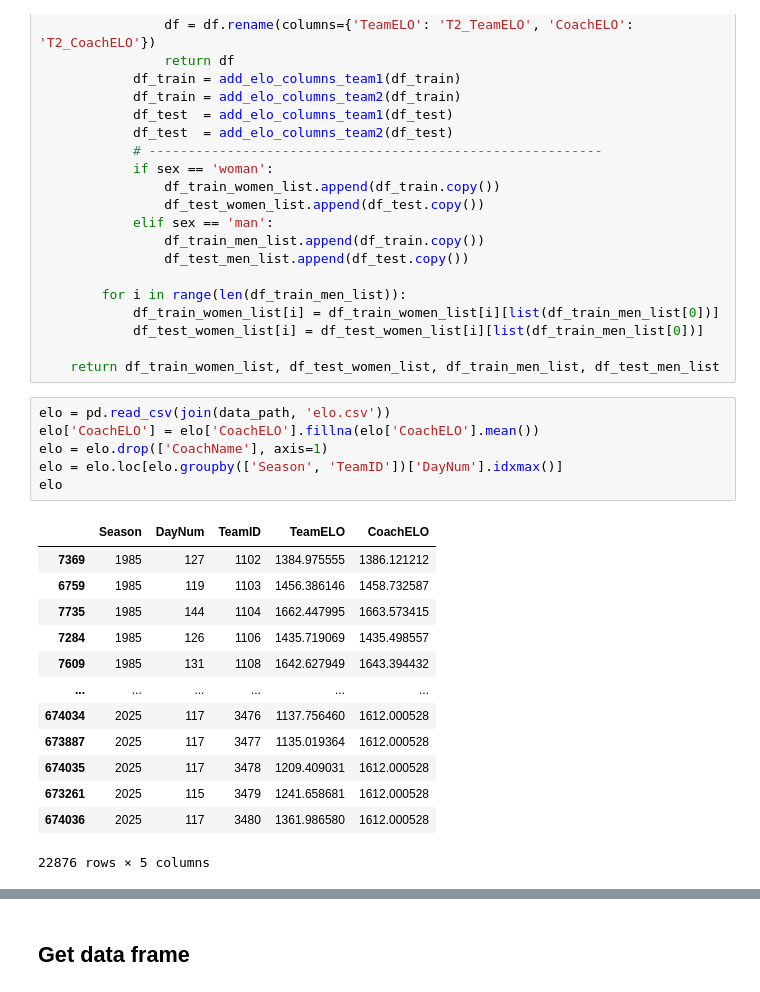
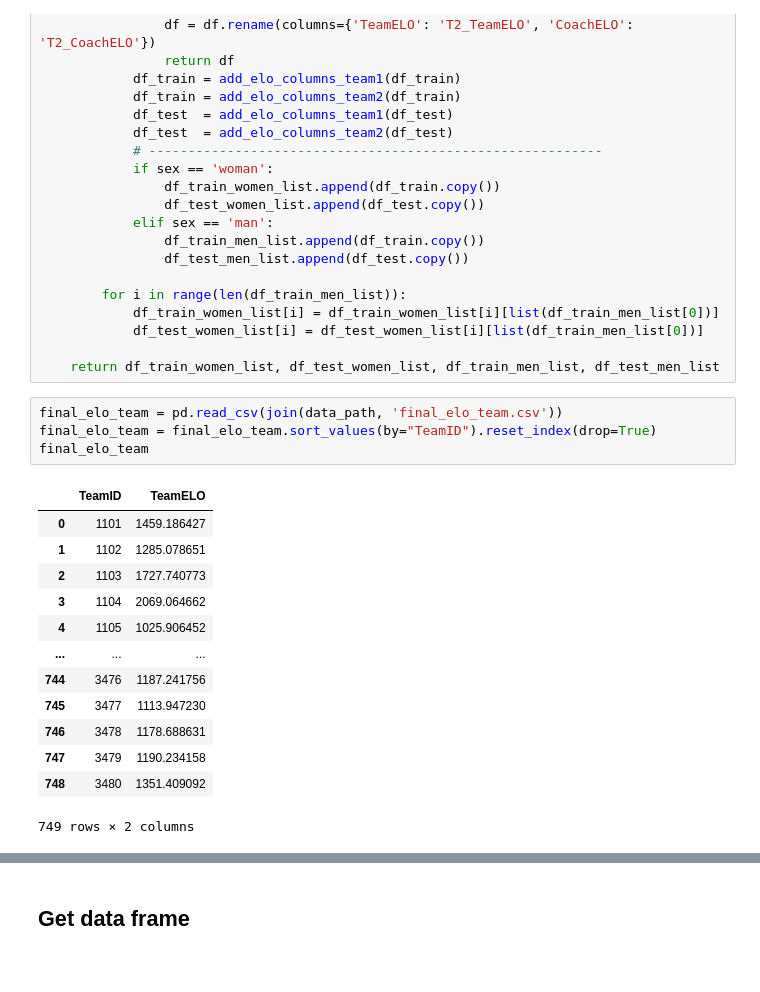
Before and after one commit to fantasy2fry/march-ml-madness-2025, a Jupyter notebook: src/sebislaw/DataFrame/DataFrame.ipynb, the cells around one changed output, grey strips where cells are left out. Cells and saved outputs as stored; diff of their text form.

```diff
--- a/src/sebislaw/DataFrame/DataFrame.ipynb
+++ b/src/sebislaw/DataFrame/DataFrame.ipynb
@@ -570,23 +570,21 @@ def brier_for_all_years(year_range, season_years_list):
             df_test_women_list[i] = df_test_women_list[i][list(df_train_men_list[0])]
 
     return df_train_women_list, df_test_women_list, df_train_men_list, df_test_men_list
-# %%
-elo = pd.read_csv(join(data_path, 'elo.csv'))
-elo['CoachELO'] = elo['CoachELO'].fillna(elo['CoachELO'].mean())
-elo = elo.drop(['CoachName'], axis=1)
-elo = elo.loc[elo.groupby(['Season', 'TeamID'])['DayNum'].idxmax()]
-elo
-# %% [output]
-|  | Season | DayNum | TeamID | TeamELO | CoachELO |
-| 7369 | 1985 | 127 | 1102 | 1384.975555 | 1386.121212 |
-| 6759 | 1985 | 119 | 1103 | 1456.386146 | 1458.732587 |
-| 7735 | 1985 | 144 | 1104 | 1662.447995 | 1663.573415 |
-| 7284 | 1985 | 126 | 1106 | 1435.719069 | 1435.498557 |
-| 7609 | 1985 | 131 | 1108 | 1642.627949 | 1643.394432 |
-| ... | ... | ... | ... | ... | ... |
-| 674034 | 2025 | 117 | 3476 | 1137.756460 | 1612.000528 |
-| 673887 | 2025 | 117 | 3477 | 1135.019364 | 1612.000528 |
-| 674035 | 2025 | 117 | 3478 | 1209.409031 | 1612.000528 |
-| 673261 | 2025 | 115 | 3479 | 1241.658681 | 1612.000528 |
-| 674036 | 2025 | 117 | 3480 | 1361.986580 | 1612.000528 |
-22876 rows × 5 columns
+# %%
+final_elo_team = pd.read_csv(join(data_path, 'final_elo_team.csv'))
+final_elo_team = final_elo_team.sort_values(by="TeamID").reset_index(drop=True)
+final_elo_team
+# %% [output]
+|  | TeamID | TeamELO |
+| 0 | 1101 | 1459.186427 |
+| 1 | 1102 | 1285.078651 |
+| 2 | 1103 | 1727.740773 |
+| 3 | 1104 | 2069.064662 |
+| 4 | 1105 | 1025.906452 |
+| ... | ... | ... |
+| 744 | 3476 | 1187.241756 |
+| 745 | 3477 | 1113.947230 |
+| 746 | 3478 | 1178.688631 |
+| 747 | 3479 | 1190.234158 |
+| 748 | 3480 | 1351.409092 |
+749 rows × 2 columns
```
Also changed, not shown: parts of 4 cells of this notebook, 7 other files.
